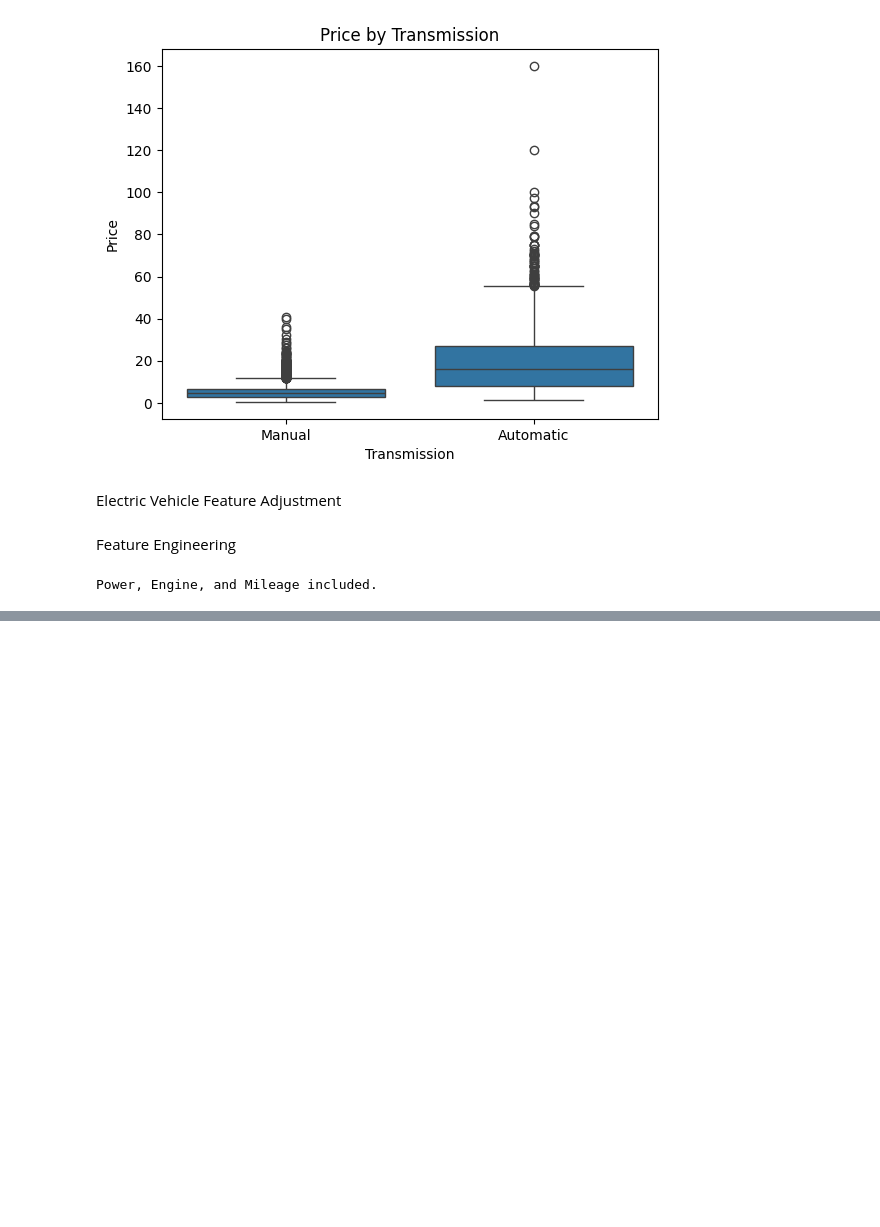
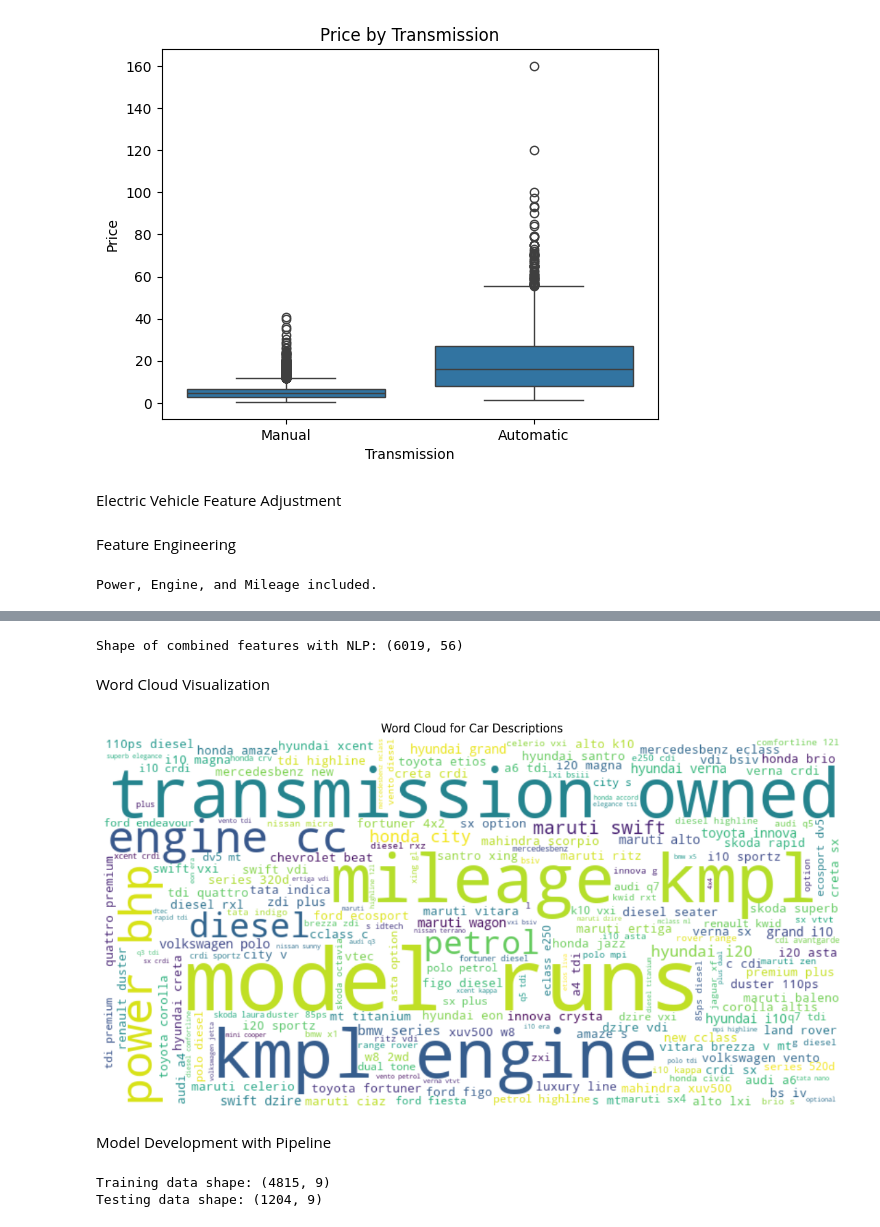
Before and after one commit to Indrajaiswal/Second_Hand_Car_Price_Prediction, a Jupyter notebook: Car_Price_Prediction.ipynb, the cells around one changed output, grey strips where cells are left out. Saved outputs shown, nothing was run; the diff lists cells and outputs as text; code cells hidden in the pictures; blank space fills up the shorter version.

```diff
--- a/Car_Price_Prediction.ipynb
+++ b/Car_Price_Prediction.ipynb
@@ -362,0 +411,13 @@ Power, Engine, and Mileage included.
+# %%
+# Reconstruct Fuel_Type from one-hot columns
+fuel_type_cols = [col for col in Car.columns if col.startswith("Fuel_Type_")]
+Car['Fuel_Type_Reconstructed'] = Car[fuel_type_cols].idxmax(axis=1).str.replace("Fuel_Type_", "")
+
+# Create a new 'Description' column using text features
+Car['Description'] = (
+    "The " + Car['Name'] + " is a " + Car['Year'].astype(str) +
+    " model, runs on " + Car['Fuel_Type_Reconstructed'] + ", has " +
+    Car['Transmission'].astype(str) + " transmission, owned as " + Car['Owner_Type'].astype(str) +
+    ", with mileage " + Car['Mileage'].astype(str) + " kmpl, engine " +
+    Car['Engine'].astype(str) + " CC and power " + Car['Power'].astype(str) + " BHP."
+)
@@ -362,0 +441,3 @@ Power, Engine, and Mileage included.
+# %%
+# Preprocess text (lowercase, remove punctuation)
+Car['Description'] = Car['Description'].str.lower().str.replace(f"[{string.punctuation}]", "", regex=True)
@@ -362,0 +449,27 @@ Power, Engine, and Mileage included.
+# %%
+# Combine NLP features with selected structured features
+X_combined = pd.concat([X_final.reset_index(drop=True), X_text_df.reset_index(drop=True)], axis=1)
+y = y_final  # target variable
+
+print("Shape of combined features with NLP:", X_combined.shape)
+# %% [output]
+Shape of combined features with NLP: (6019, 56)
+# %% [markdown]
+Word Cloud Visualization
+# %%
+# Combine all descriptions into one string
+text = " ".join(Car['Description'].tolist())
+
+# Create the word cloud
+wordcloud = WordCloud(width=800, height=400, background_color='white').generate(text)
+# %%
+# Display the word cloud
+plt.figure(figsize=(15, 7))
+plt.imshow(wordcloud, interpolation='bilinear')
+plt.axis('off')
+plt.title("Word Cloud for Car Descriptions")
+plt.show()
+# %% [output]
+[figure, added]
+# %% [markdown]
+Model Development with Pipeline
@@ -362,0 +480,8 @@ Power, Engine, and Mileage included.
+# %%
+# Split data into training and testing sets
+X_train, X_test, y_train, y_test = train_test_split(X, y, test_size=0.2, random_state=42)
+print("Training data shape:", X_train.shape)
+print("Testing data shape:", X_test.shape)
+# %% [output]
+Training data shape: (4815, 9)
+Testing data shape: (1204, 9)
```
Also changed, not shown: parts of 25 cells of this notebook.
